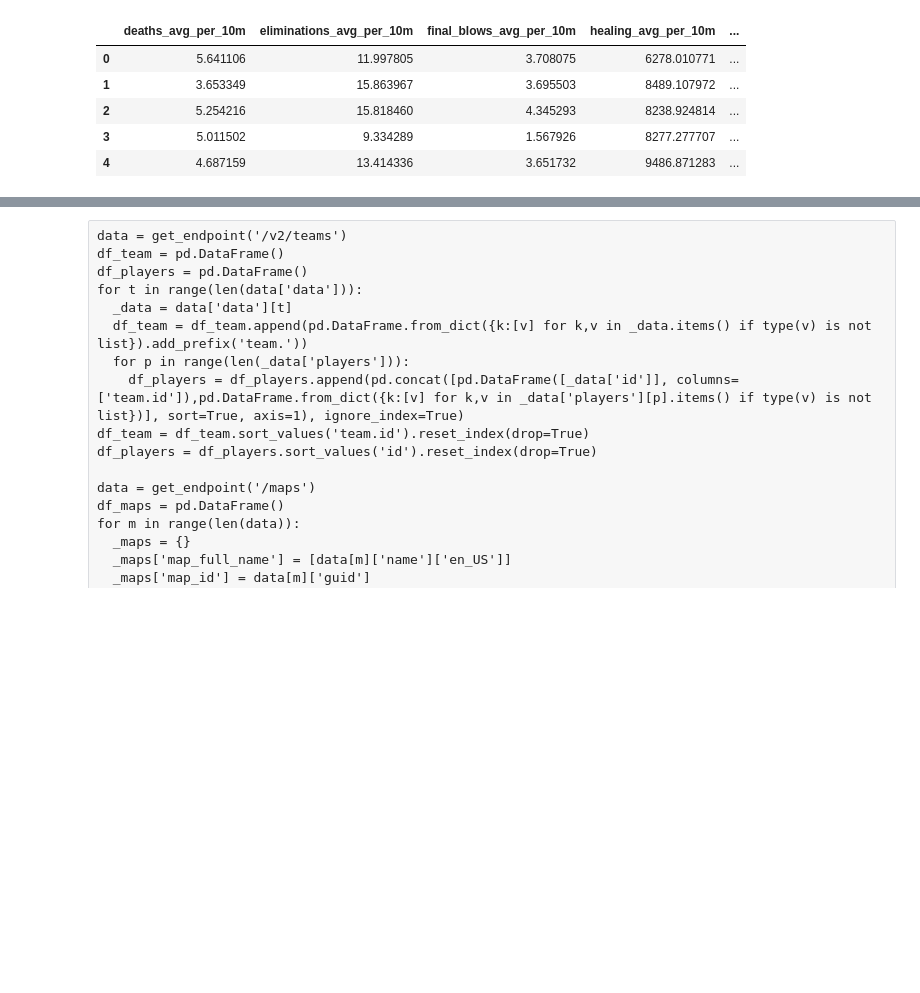
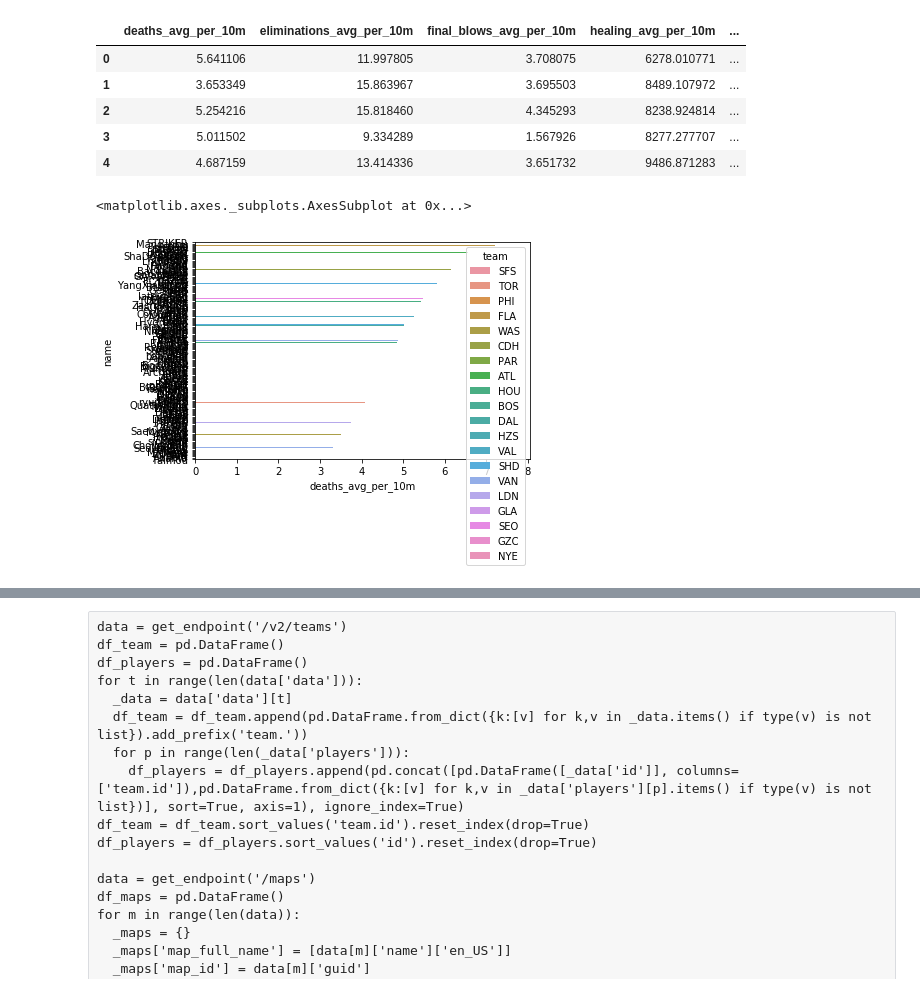
Before and after one commit to ianad/owl-api, a Jupyter notebook: owl_api.ipynb, the cells around one changed output, grey strips where cells are left out. Saved outputs shown, nothing was run; the diff lists cells and outputs as text; code cells hidden in the pictures; blank space fills up the shorter version.

```diff
--- a/owl_api.ipynb
+++ b/owl_api.ipynb
@@ -60,0 +84,9 @@ players_df.head()
+# %%
+metric = 'deaths_avg_per_10m'
+df = (players_df[[metric, 'name','team']]
+    .sort_values(metric, ascending = False))
+
+sns.barplot(data=df, x='deaths_avg_per_10m', y='name', hue='team')
+# %% [output]
+<matplotlib.axes._subplots.AxesSubplot at 0x...>
+[figure, added]
```
Also changed, not shown: parts of 16 cells of this notebook.
